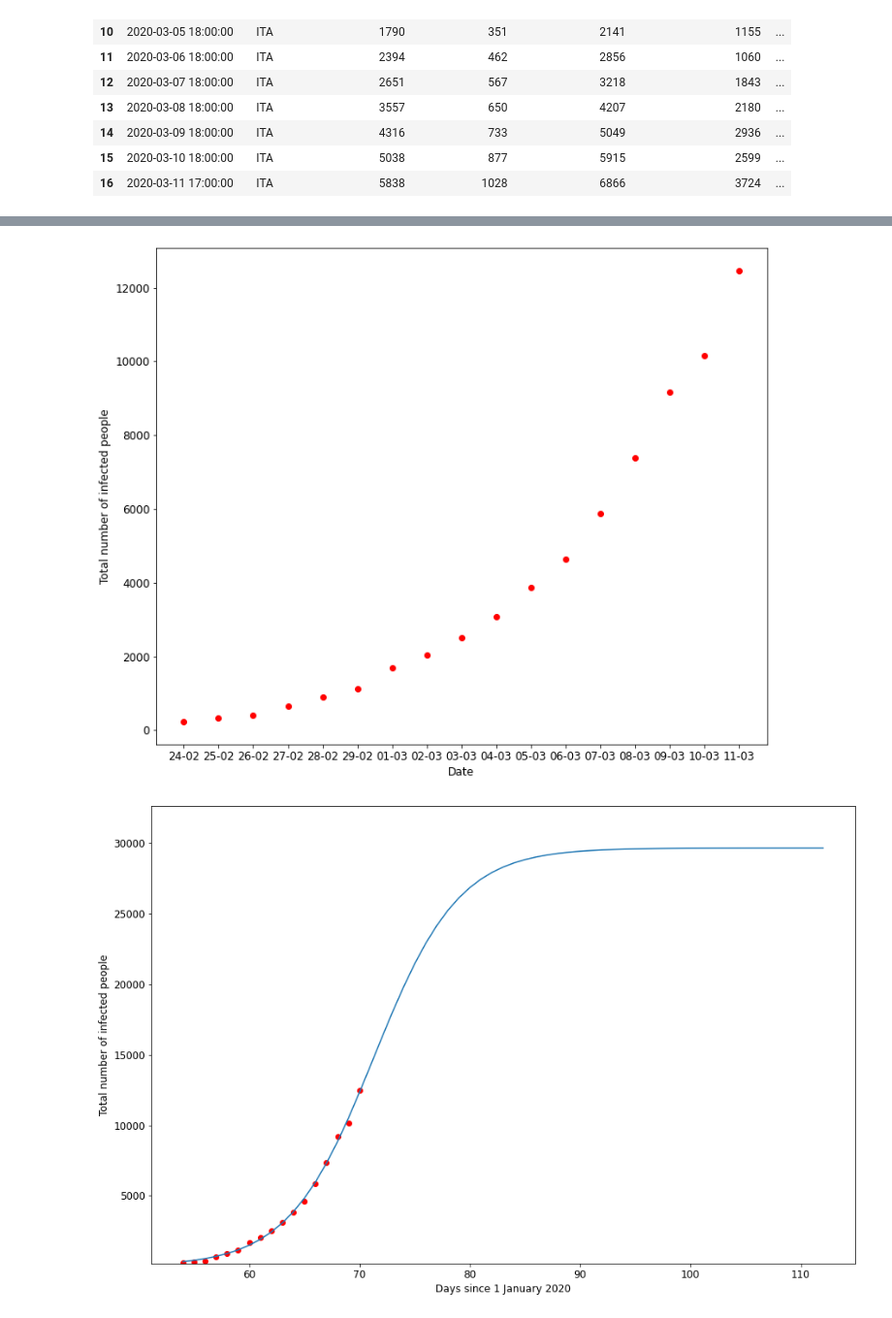
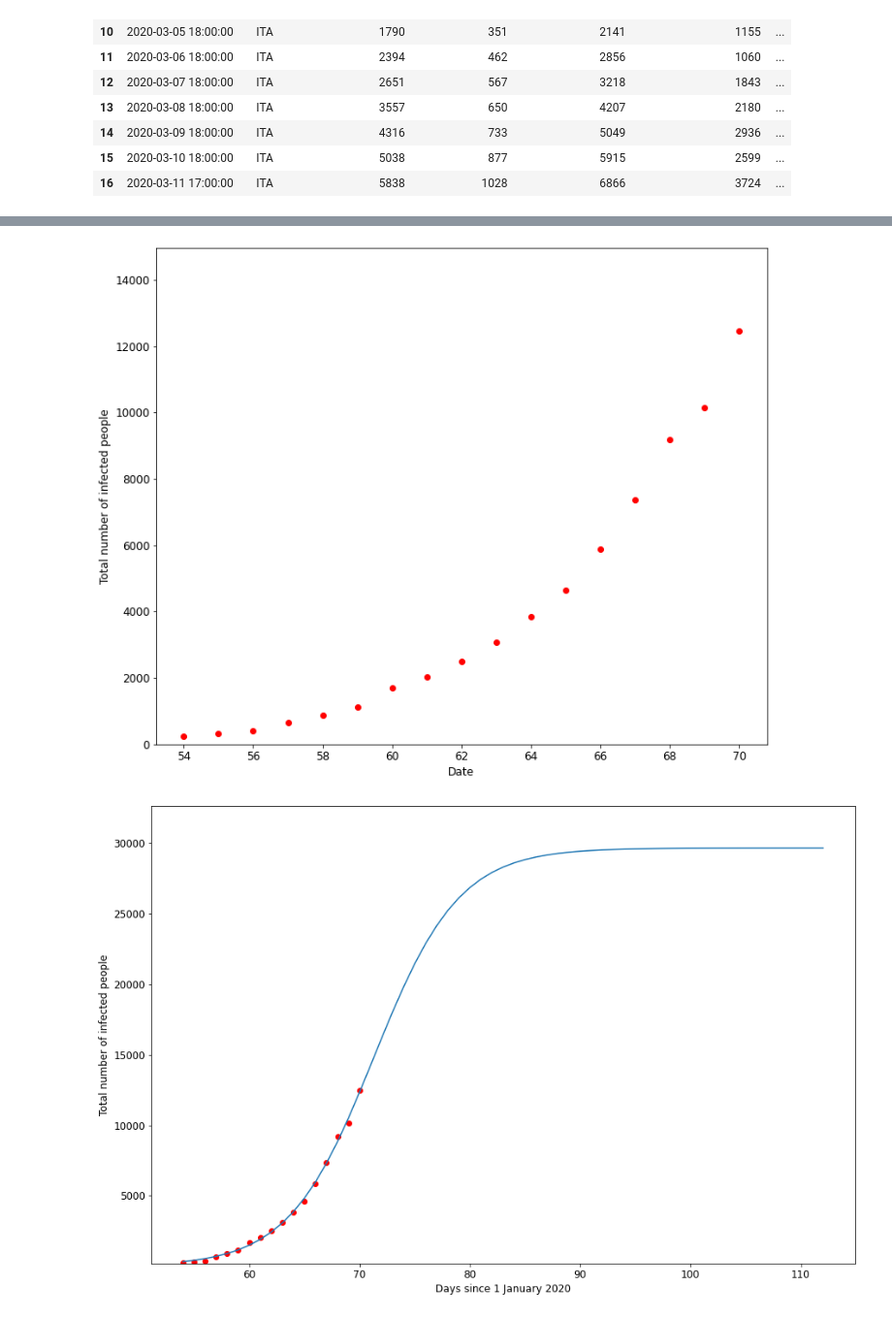
Before and after one commit to obiSerra/covid-19, a Jupyter notebook: Progression.ipynb, the cells around one changed output, grey strips where cells are left out. Shown at 97% size. Saved outputs shown, nothing was run; the diff lists cells and outputs as text; code cells hidden in the pictures.

Commit message:
date problem fixed

```diff
--- a/Progression.ipynb
+++ b/Progression.ipynb
@@ -36,8 +34,13 @@ df
 | 15 | 2020-03-10 18:00:00 | ITA | 5038 | 877 | 5915 | 2599 | ... |
 | 16 | 2020-03-11 17:00:00 | ITA | 5838 | 1028 | 6866 | 3724 | ... |
 # %%
-dfTot = df.loc[:,['data','totale_casi']]
 FMT = '%Y-%m-%d %H:%M:%S'
-date = dfTot['data']
-dfTot['n'] = date.map(lambda x : (datetime.strptime(x, FMT) - datetime.strptime("2020-01-01 00:00:00", FMT)).days  )
-dfTot['data'] = date.map(lambda x : datetime.strptime(x, FMT).strftime("%d-%m"))
+date = df['data']
+first_day = datetime.strptime("2020-01-01 00:00:00", FMT)
+# use as start day midnight to avoid error depending on the time of arrivale of each row
+midnight = datetime.min.time()
+first_day = datetime.combine(first_day, midnight)
+
+df['days'] = date.map(lambda x : (datetime.combine(datetime.strptime(x, FMT), midnight) - first_day).days  )
+df['data_simple'] = date.map(lambda x : datetime.strptime(x, FMT).strftime("%d-%m"))
+df
@@ -68,13 +66,16 @@ y = list(dfTot.iloc[:,1])
+# %%
+x = list(df['days'])
+y = list(df['totale_casi'])
 # %%
 plt.rcParams['figure.figsize'] = [12, 10]
 plt.rc('font', size=12)
-plt.scatter(dfTot.iloc[:,0],y,label="Real data",color="red")
+plt.scatter(x,y,label="Real data",color="red")
 plt.xlabel("Date")
 plt.ylabel("Total number of infected people")
-#plt.ylim((min(y)*0.9,c*1.1))
+plt.ylim(0,max(y)*1.2)
 plt.show()
 # %% [output]
-[figure, old version]
+[figure, new version]
 # %%
 def logistic_model(x,a,b,c):
     return c/(1+np.exp(-(x-b)/a))
```
Also changed, not shown: parts of 7 cells of this notebook, 2 other files.
